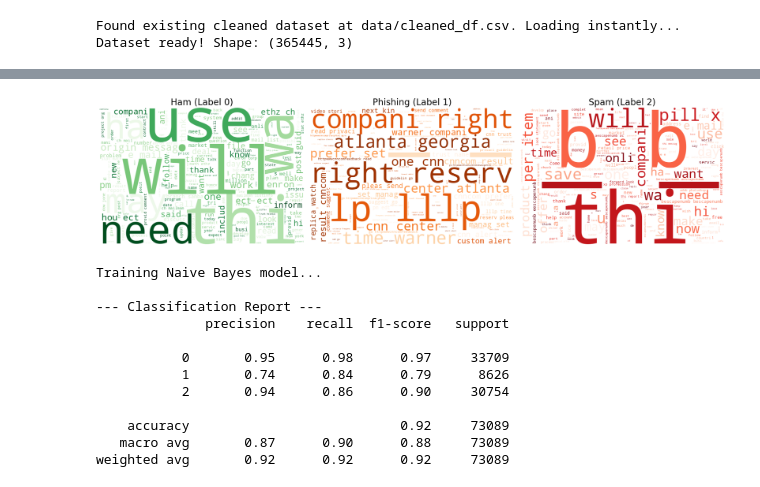
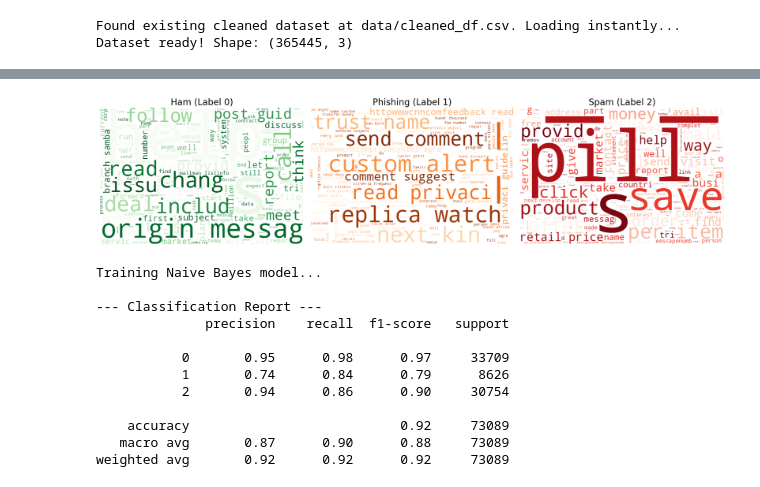
Before and after one commit to BrunoM6/Y1S2-NLP, a Jupyter notebook: project.ipynb, the cells around one changed output, grey strips where cells are left out. Cells and saved outputs as stored; diff of their text form; code cells hidden in the pictures.

```diff
--- a/project.ipynb
+++ b/project.ipynb
@@ -53,11 +107,27 @@ Dataset ready! Shape: (365445, 3)
 # %%
 
 # custom stop words to ignore dataset artifacts and common email words
+# usually wordclouds removes stopwords but this is after stemming
 custom_stopwords = set(STOPWORDS)
 custom_stopwords.update([
-    'escapenumb', 'escapelong', 'escapenumber', 'escapenumberd','escapenumbermg','cescapenumb',
+    # dataset artifacts
+    'escapenumb', 'escapelong', 'escapenumber', 'escapenumberd', 'escapenumbermg', 'cescapenumb',
     'cabl', 'news', 'daili', 'fri', 'aug', 'wed', 'thu', 'mon', 'tue',
-    'top', 'receiv', 'network', 'email'
+    'top', 'receiv', 'network', 'email',
+
+    # Stemmed English stop words and extremely common non-informative words
+    'thi', 'wa', 'ha', 'hi', 'ani', 'onli', 'use', 'will', 'need', 'know', 'make',
+    'one', 'say', 'look', 'go', 'time', 'pleas', 'thank', 'now', 'want', 'said',
+    'new', 'may', 'work', 'inform', 'even', 'get', 'see', 'right', 'also', 'much', 'day', 'year',
+
+    # Single or short letter noise
+    'b', 'x', 'c', 'e', 'u', 'v', 'p', 'lp', 'co', 'com', 'http', 'www',
+
+    # Specific Phishing/Ham dump artifacts (CNN, Enron, etc.)
+    'compani', 'atlanta', 'georgia', 'cnncom', 'lllp', 'reserv', 'prefer',
+    'enron', 'ect', 'hou', 'cnn', 'stat', 'ethz', 'ch'
+
+
 ])
 
 sample_size = 15000
@@ -72,34 +142,34 @@ phish_sample = df_phish.sample(n=min(sample_size, len(df_phish)), random_state=4
 spam_sample = df_spam.sample(n=min(sample_size, len(df_spam)), random_state=42)
 
 ham_text = " ".join(ham_sample['cleaned_text'].astype(str))
 phish_text = " ".join(phish_sample['cleaned_text'].astype(str))
 spam_text = " ".join(spam_sample['cleaned_text'].astype(str))
 
 wc_ham = WordCloud(width=600, height=400, background_color='white',
                    colormap='Greens', stopwords=custom_stopwords).generate(ham_text)
 wc_phish = WordCloud(width=600, height=400, background_color='white',
                      colormap='Oranges', stopwords=custom_stopwords).generate(phish_text)
 wc_spam = WordCloud(width=600, height=400, background_color='white',
                     colormap='Reds', stopwords=custom_stopwords).generate(spam_text)
 
 fig, axs = plt.subplots(1, 3, figsize=(20, 6))
 
 axs[0].imshow(wc_ham, interpolation='bilinear')
 axs[0].set_title('Ham (Label 0)', fontsize=20)
 axs[0].axis('off')
 
 axs[1].imshow(wc_phish, interpolation='bilinear')
 axs[1].set_title('Phishing (Label 1)', fontsize=20)
 axs[1].axis('off')
 
 axs[2].imshow(wc_spam, interpolation='bilinear')
 axs[2].set_title('Spam (Label 2)', fontsize=20)
 axs[2].axis('off')
 
 plt.tight_layout()
 plt.show()
 # %% [output]
-[figure, old version]
+[figure, new version]
 # %%
 X = df['cleaned_text']
 y = df['label'] # 0 -> ham, 1 -> phish, 2 -> spam
```
Also changed, not shown: parts of 4 cells of this notebook, 1 other file.
